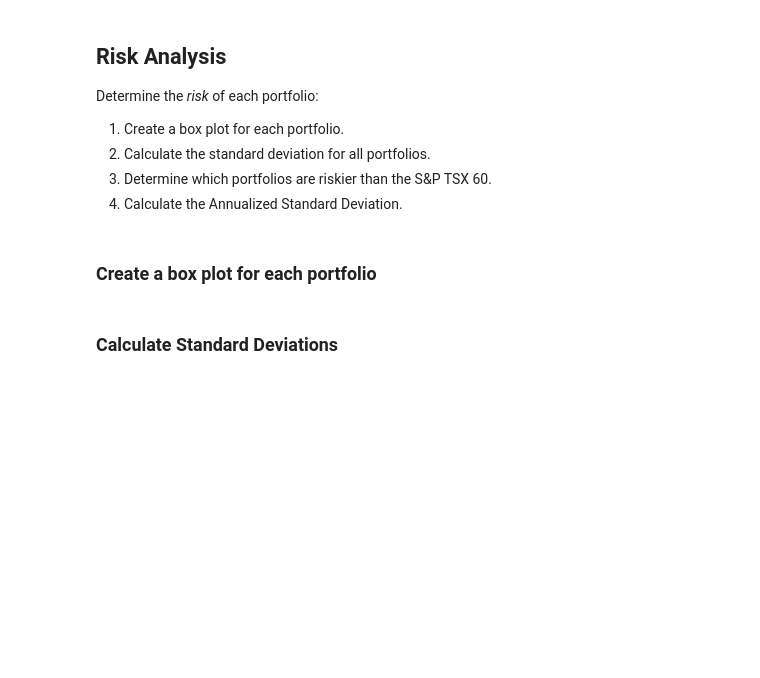
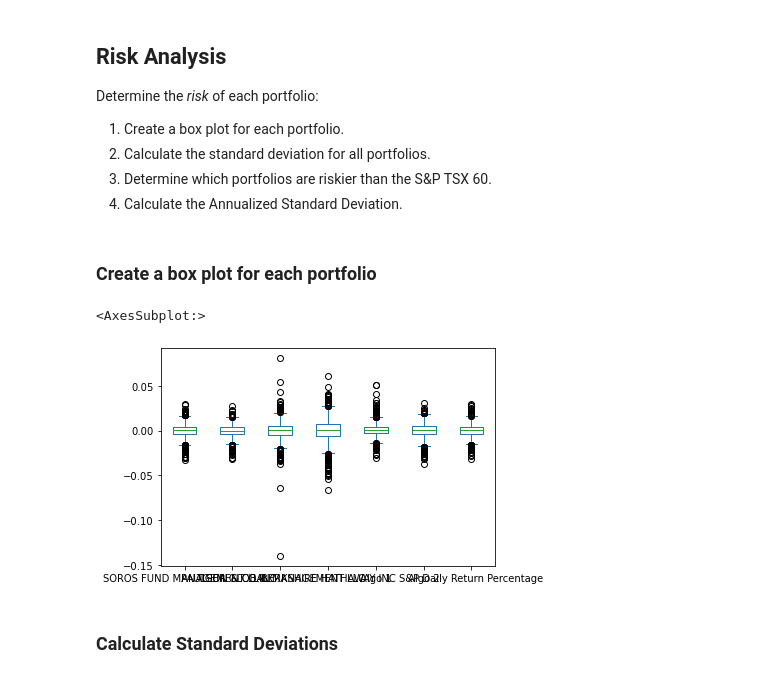
Before and after one commit to guninshahkhanna/Unit-4-Homework-Assignment-Gunin-Khanna, a Jupyter notebook: Instructions/Starter_Code/whale_analysis.ipynb, the cells around one changed output. Saved outputs shown, nothing was run; the diff lists cells and outputs as text; code cells hidden in the pictures; blank space fills up the shorter version.

```diff
--- a/Instructions/Starter_Code/whale_analysis.ipynb
+++ b/Instructions/Starter_Code/whale_analysis.ipynb
@@ -238,6 +242,10 @@ Determine the _risk_ of each portfolio:
 ### Create a box plot for each portfolio
 # %%
 # Box plot to visually show risk
+combined_df.plot.box()
+# %% [output]
+<AxesSubplot:>
+[figure, added]
 # %% [markdown]
 ### Calculate Standard Deviations
 # %%
```
Also changed, not shown: parts of 6 cells of this notebook.
